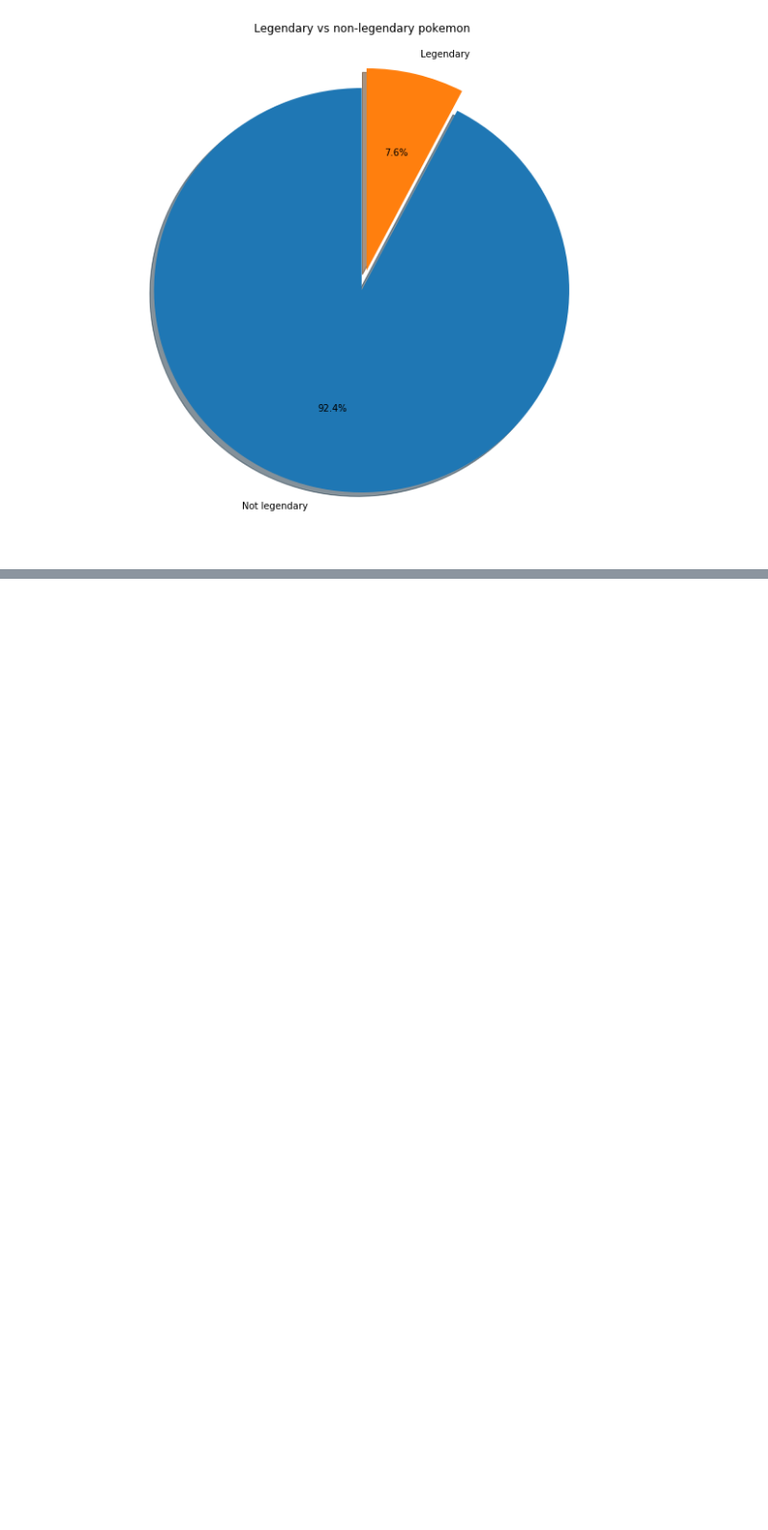
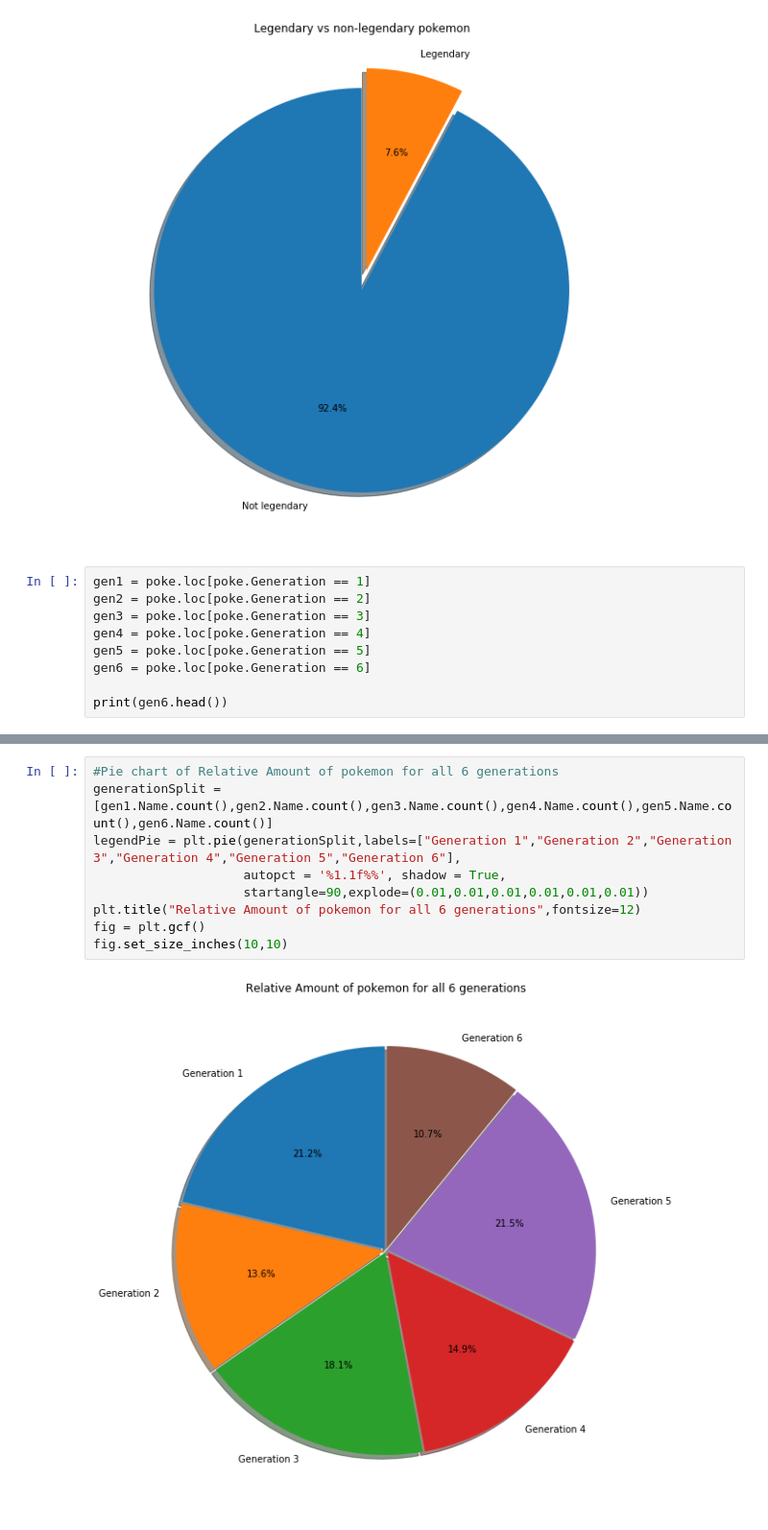
Before and after one commit to ralliet/pokemon_analysis, a Jupyter notebook: main.py.ipynb, the cells around one changed output, grey strips where cells are left out. Shown at 96% size. Cells and saved outputs as stored; diff of their text form; blank space fills up the shorter version.

```diff
--- a/main.py.ipynb
+++ b/main.py.ipynb
@@ -52,3 +52,12 @@ fig = plt.gcf()
 fig.set_size_inches(10,10)
 # %% [output]
 [figure]
+# %%
+gen1 = poke.loc[poke.Generation == 1]
+gen2 = poke.loc[poke.Generation == 2]
+gen3 = poke.loc[poke.Generation == 3]
+gen4 = poke.loc[poke.Generation == 4]
+gen5 = poke.loc[poke.Generation == 5]
+gen6 = poke.loc[poke.Generation == 6]
+
+print(gen6.head())
@@ -54,0 +78,11 @@ fig.set_size_inches(10,10)
+# %%
+#Pie chart of Relative Amount of pokemon for all 6 generations
+generationSplit =[gen1.Name.count(),gen2.Name.count(),gen3.Name.count(),gen4.Name.count(),gen5.Name.count(),gen6.Name.count()]
+legendPie = plt.pie(generationSplit,labels=["Generation 1","Generation 2","Generation 3","Generation 4","Generation 5","Generation 6"],
+                    autopct = '%1.1f%%', shadow = True,
+                    startangle=90,explode=(0.01,0.01,0.01,0.01,0.01,0.01))
+plt.title("Relative Amount of pokemon for all 6 generations",fontsize=12)
+fig = plt.gcf()
+fig.set_size_inches(10,10)
+# %% [output]
+[figure, added]
```
Also changed, not shown: parts of 1 cell of this notebook.
